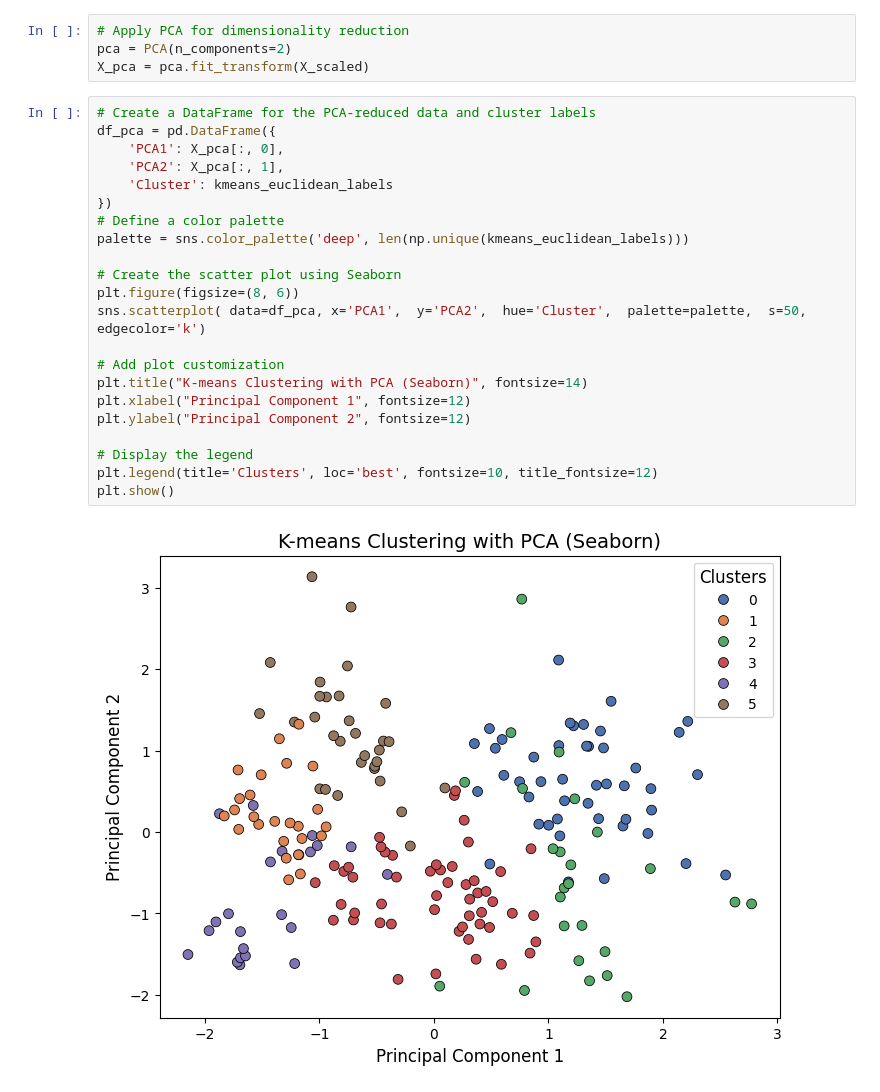
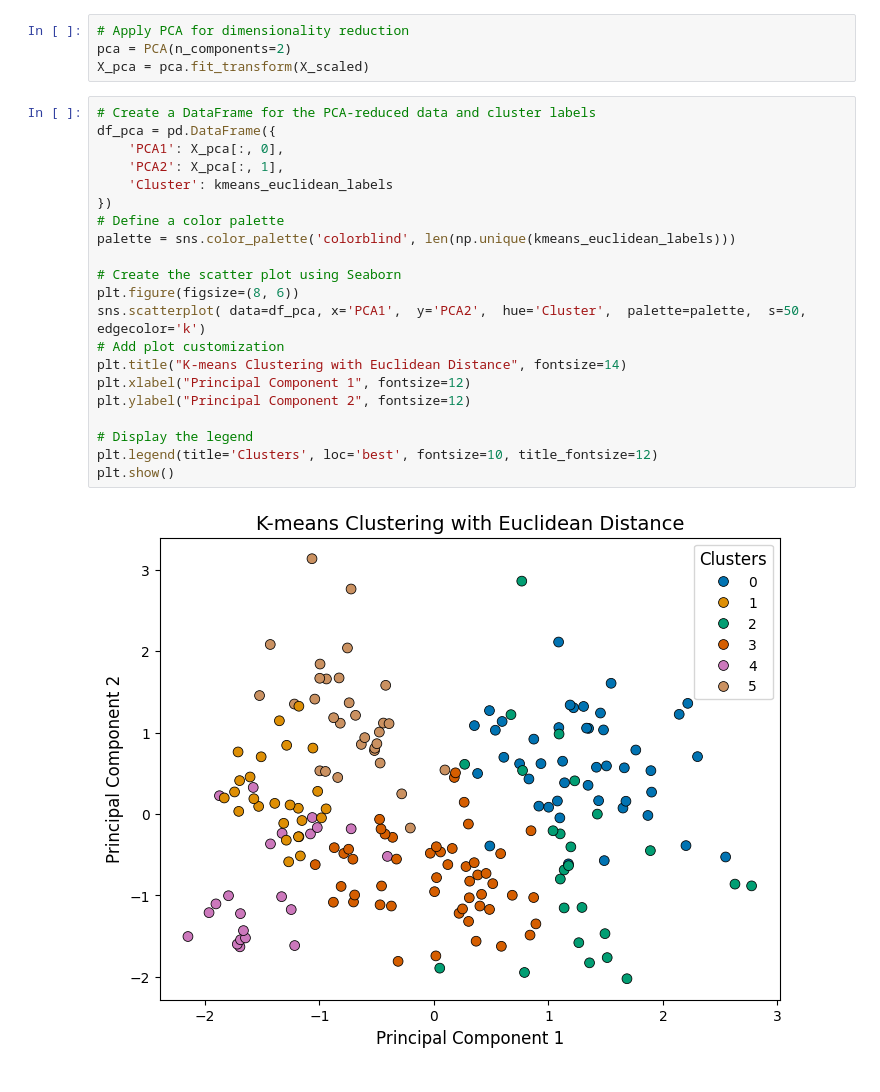
Before and after one commit to Anagha235/Machine-Learning-and-Neural-Network, a Jupyter notebook: Anagha.ipynb, the cells around one changed output. Cells and saved outputs as stored; diff of their text form.

```diff
--- a/Anagha.ipynb
+++ b/Anagha.ipynb
@@ -85,26 +112,25 @@ X_pca = pca.fit_transform(X_scaled)
 # %%
 # Create a DataFrame for the PCA-reduced data and cluster labels
 df_pca = pd.DataFrame({
     'PCA1': X_pca[:, 0],
     'PCA2': X_pca[:, 1],
     'Cluster': kmeans_euclidean_labels
 })
 # Define a color palette
-palette = sns.color_palette('deep', len(np.unique(kmeans_euclidean_labels)))
+palette = sns.color_palette('colorblind', len(np.unique(kmeans_euclidean_labels)))
 
 # Create the scatter plot using Seaborn
 plt.figure(figsize=(8, 6))
 sns.scatterplot( data=df_pca, x='PCA1',  y='PCA2',  hue='Cluster',  palette=palette,  s=50, edgecolor='k')
-
 # Add plot customization
-plt.title("K-means Clustering with PCA (Seaborn)", fontsize=14)
+plt.title("K-means Clustering with Euclidean Distance", fontsize=14)
 plt.xlabel("Principal Component 1", fontsize=12)
 plt.ylabel("Principal Component 2", fontsize=12)
 
 # Display the legend
 plt.legend(title='Clusters', loc='best', fontsize=10, title_fontsize=12)
 plt.show()
 # %% [output]
-[figure, old version]
+[figure, new version]
 # %%
 # Create a DataFrame for the PCA-reduced data and cluster labels
```
Also changed, not shown: parts of 9 cells of this notebook.
